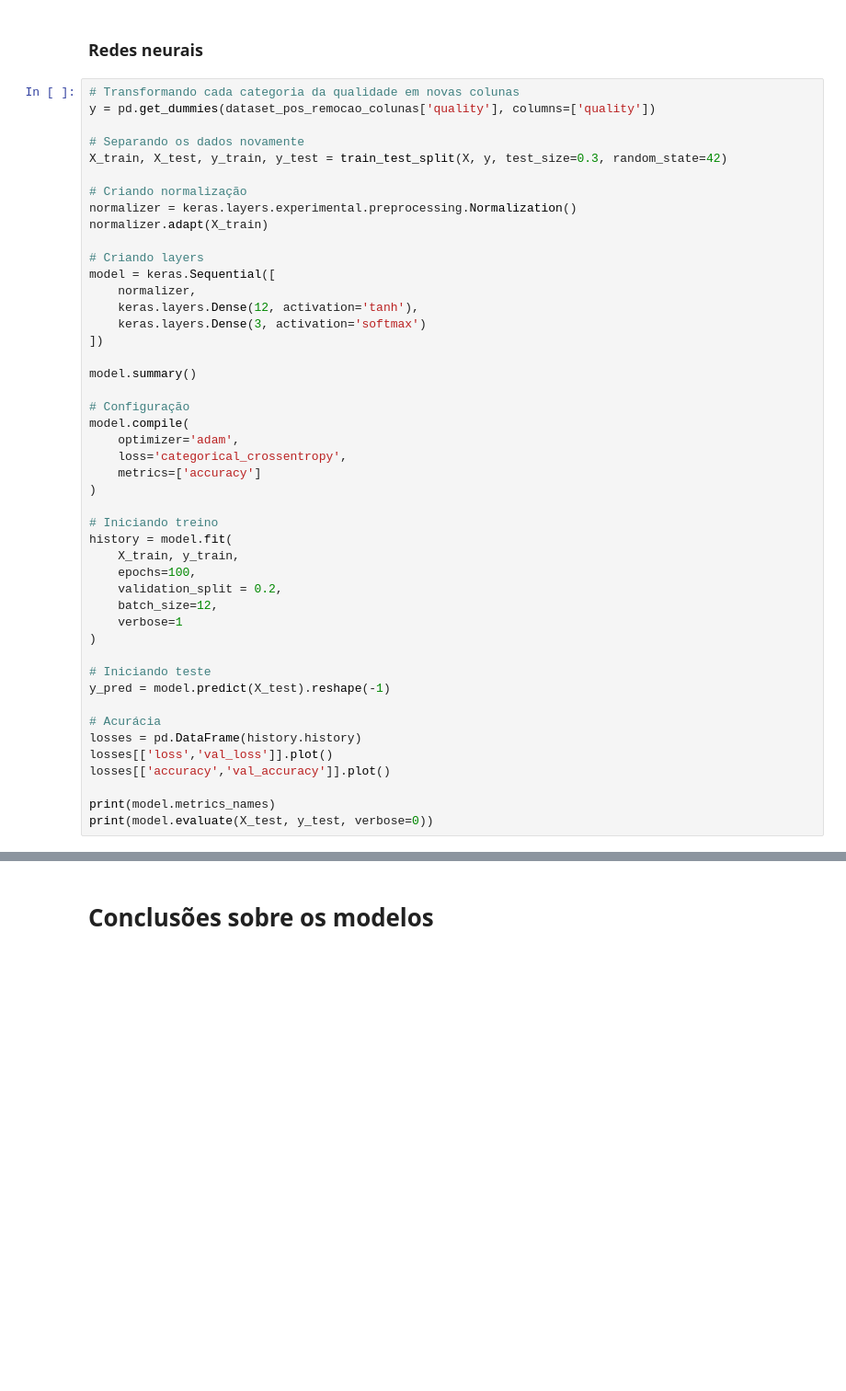
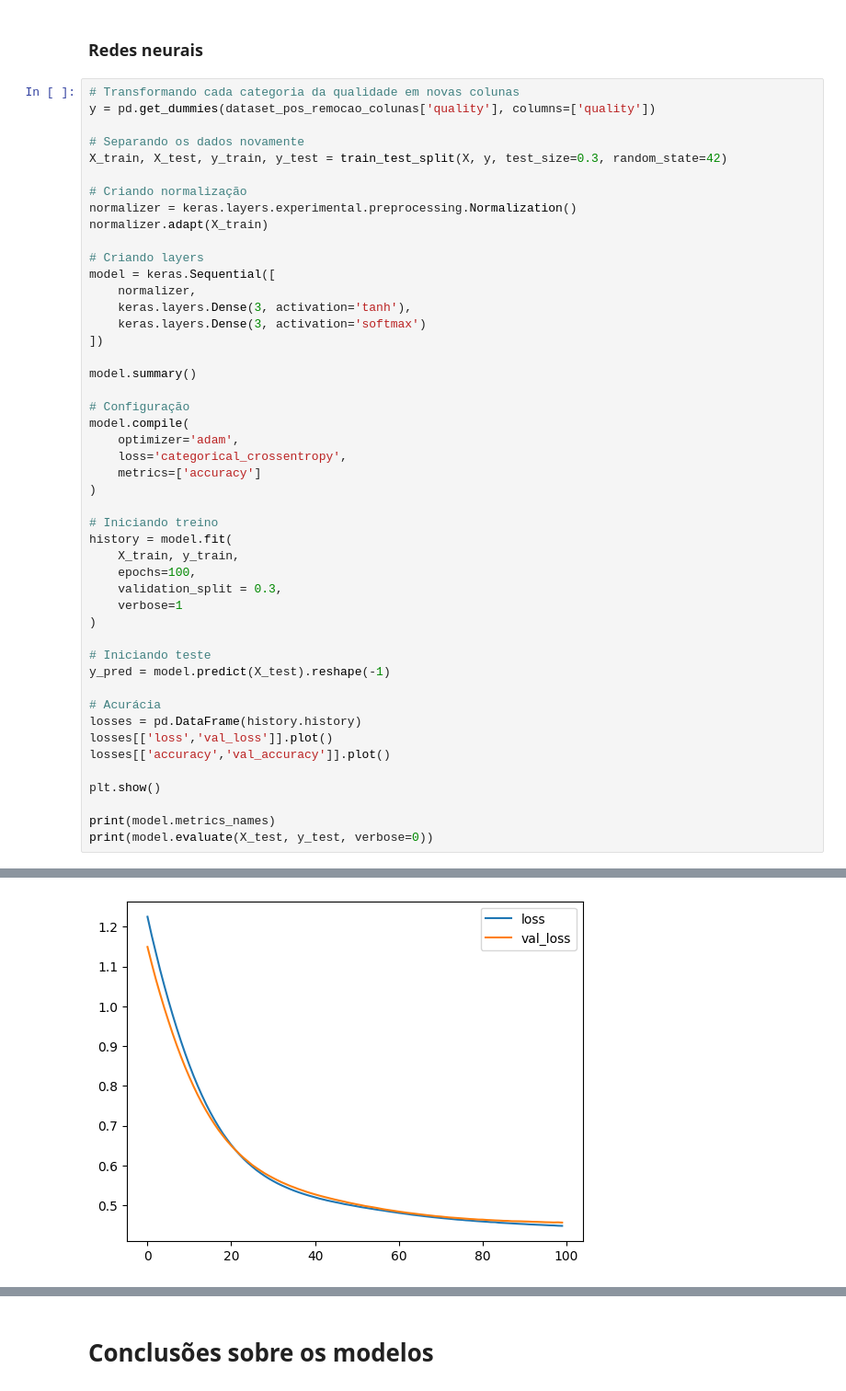
Before and after one commit to leonardodimarchi/ai-regression-and-classification, a Jupyter notebook: classification.ipynb, the cells around one changed output, grey strips where cells are left out. Shown: that part at 92% size. Drawn from its saved outputs; the diff is of its cells as text; blank space fills up the shorter version.

```diff
--- a/classification.ipynb
+++ b/classification.ipynb
@@ -274,7 +280,7 @@ normalizer.adapt(X_train)
 # Criando layers
 model = keras.Sequential([
     normalizer,
-    keras.layers.Dense(12, activation='tanh'),
+    keras.layers.Dense(3, activation='tanh'),
     keras.layers.Dense(3, activation='softmax')
 ])
 
@@ -291,8 +297,7 @@ model.compile(
 history = model.fit(
     X_train, y_train,
     epochs=100,
-    validation_split = 0.2,
-    batch_size=12,
+    validation_split = 0.3,
     verbose=1
 )
 
@@ -304,6 +309,8 @@ losses = pd.DataFrame(history.history)
 losses[['loss','val_loss']].plot()
 losses[['accuracy','val_accuracy']].plot()
 
+plt.show()
+
 print(model.metrics_names)
 print(model.evaluate(X_test, y_test, verbose=0))
 # %% [output]
@@ -313,0 +334 @@ Skipping registering GPU devices...
+[figure, added]
```
Also changed, not shown: parts of 7 cells of this notebook.
